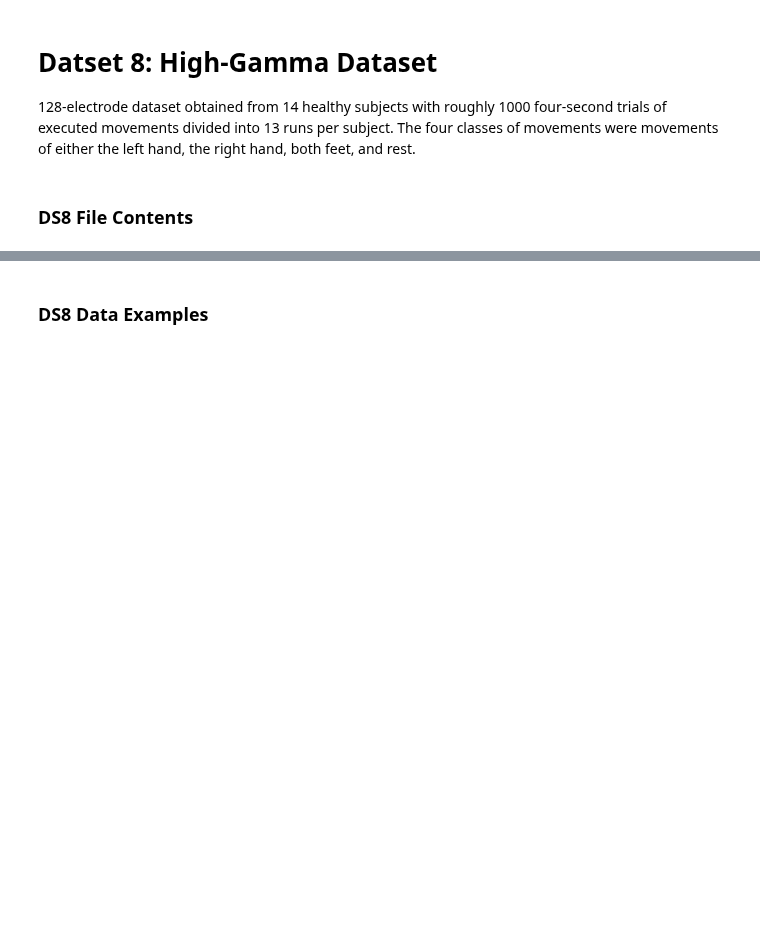
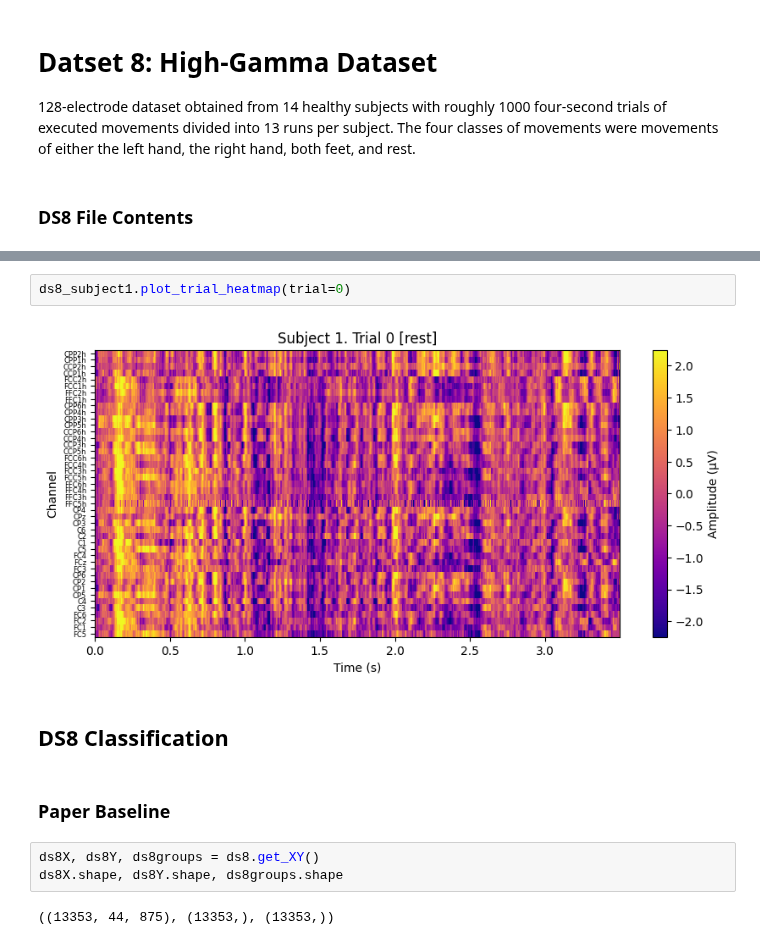
Before and after one commit to annzb/eeg-mi-decoders, a Jupyter notebook: main.ipynb, the cells around one changed output, grey strips where cells are left out. Drawn from its saved outputs; the diff is of its cells as text; blank space fills up the shorter version.

```diff
--- a/main.ipynb
+++ b/main.ipynb
@@ -280,2 +346,13 @@ plots.plot_model_accuracies(*ds4_eval.get_model_scores(dataset=ds4, mode='test')
+# %%
+ds8_subject1.plot_trial_heatmap(trial=0)
+# %% [output]
+[figure, added]
 # %% [markdown]
-### DS8 Data Examples
+## DS8 Classification
+# %% [markdown]
+### Paper Baseline
+# %%
+ds8X, ds8Y, ds8groups = ds8.get_XY()
+ds8X.shape, ds8Y.shape, ds8groups.shape
+# %% [output]
+((13353, 44, 875), (13353,), (13353,))
```
Also changed, not shown: parts of 16 cells of this notebook, 18 other files.
